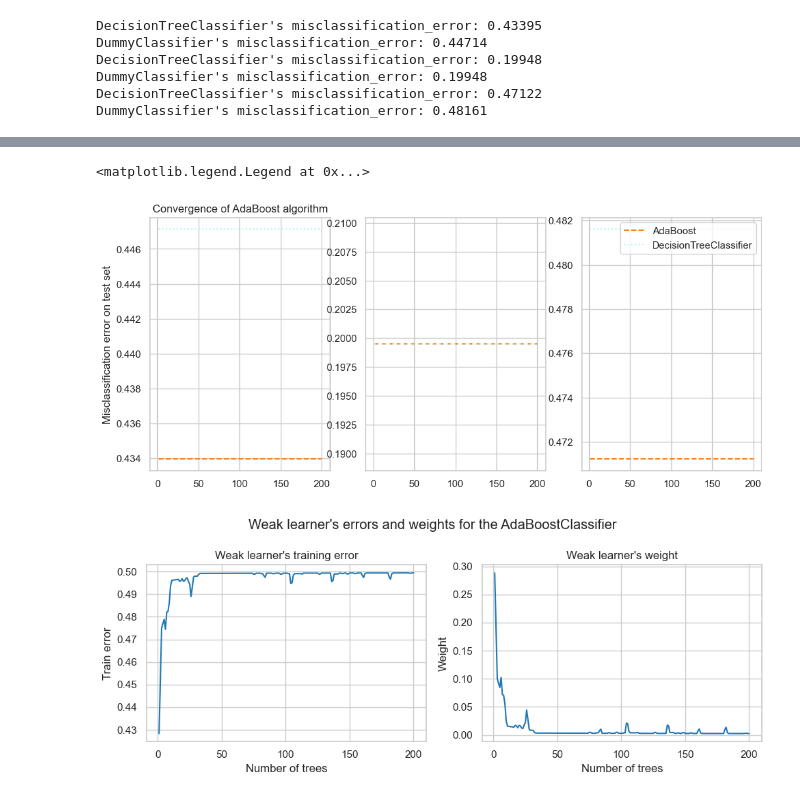
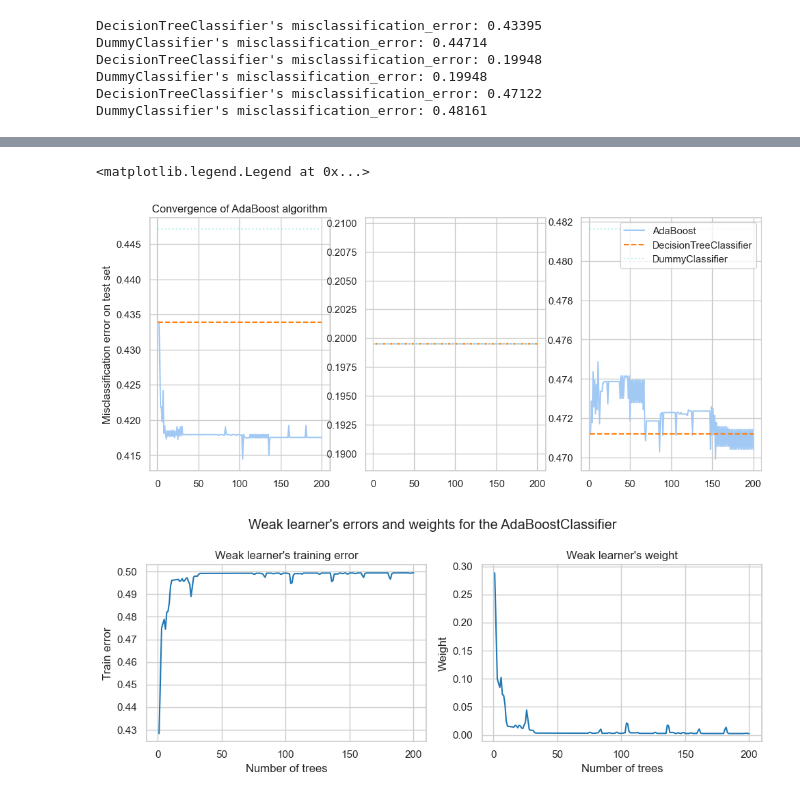
Before and after one commit to deveshtalreja/Final-Project, a Jupyter notebook: Final Project.ipynb, the cells around one changed output, grey strips where cells are left out. Saved outputs shown, nothing was run; the diff lists cells and outputs as text; code cells hidden in the pictures.

Commit message:
Condensced Boosted Visual

```diff
--- a/Final Project.ipynb
+++ b/Final Project.ipynb
@@ -410,30 +407,31 @@ Number of trees
 # %%
 def plot_error(boosting_errors, weak_learners_misclassification_error, dummy_classifiers_misclassification_error, position):
+    ax[position].plot(boosting_errors.index, boosting_errors)
     ax[position].plot(
         [boosting_errors.index.min(), boosting_errors.index.max()],
         [weak_learners_misclassification_error, weak_learners_misclassification_error],
         color="tab:orange",
         linestyle="dashed",
     )
     ax[position].plot(
         [boosting_errors.index.min(), boosting_errors.index.max()],
         [
             dummy_classifiers_misclassification_error,
             dummy_classifiers_misclassification_error,
         ],
         color="c",
         linestyle="dotted",
     )
 fig, ax = plt.subplots(nrows = 1, ncols = 3, figsize = (12,5))
 ax[0].set_ylabel("Misclassification error on test set")
 ax[0].set_title("Convergence of AdaBoost algorithm")
 plot_error(models_Boost[0][1], models_decision[0][1], models_dummy[0][1], 0)
 plot_error(models_Boost[1][1], models_decision[1][1], models_dummy[1][1], 1)
 plot_error(models_Boost[2][1], models_decision[2][1], models_dummy[2][1], 2)
 plt.legend(["AdaBoost", "DecisionTreeClassifier", "DummyClassifier"], loc=1)
 # %% [output]
 <matplotlib.legend.Legend at 0x...>
-[figure, old version]
+[figure, new version]
 # %%
 for clf in models_Boost:
     weak_learners_info = pd.DataFrame(
```
Also changed, not shown: parts of 2 cells of this notebook.
